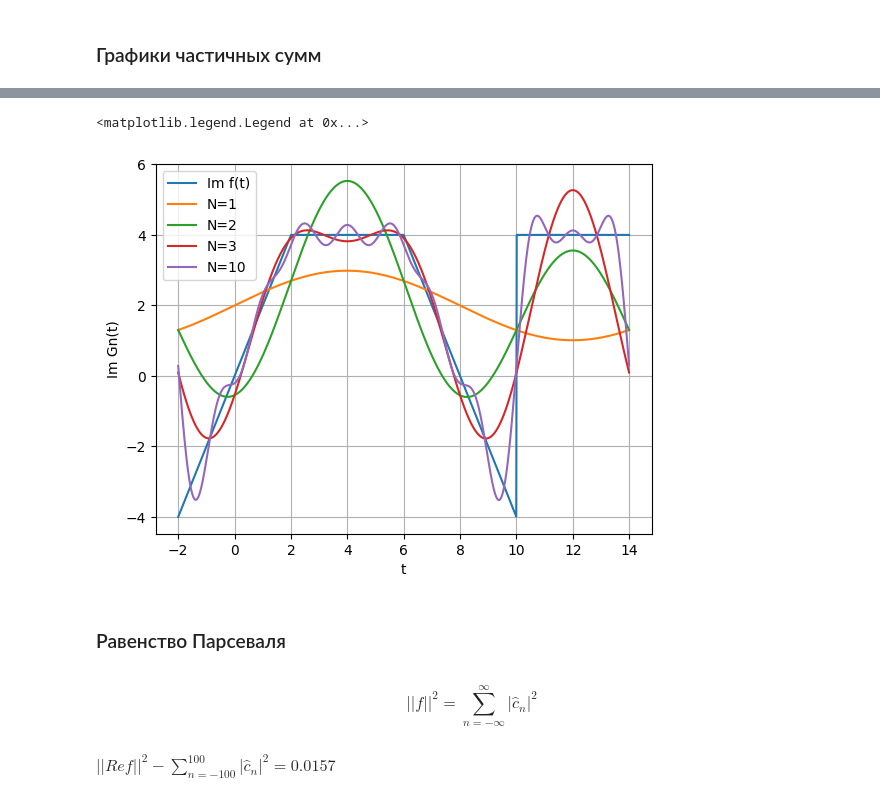
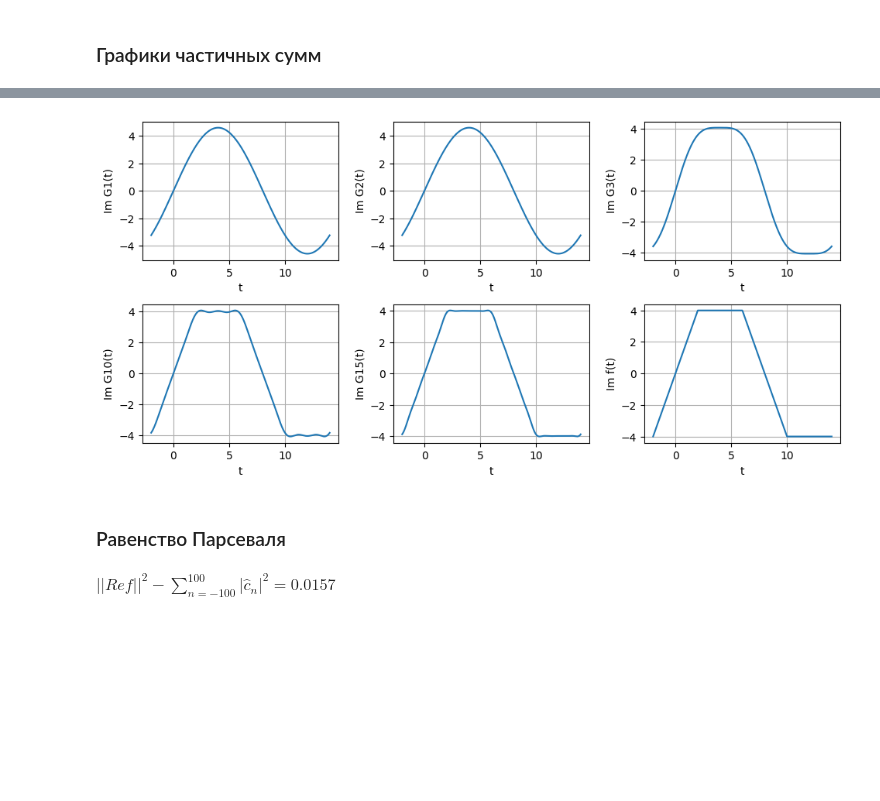
Before and after one commit to igo320345/itmo_frequency_methods, a Jupyter notebook: lab1.ipynb, the cells around one changed output, grey strips where cells are left out. Saved outputs shown, nothing was run; the diff lists cells and outputs as text; code cells hidden in the pictures; blank space fills up the shorter version.

```diff
--- a/lab1.ipynb
+++ b/lab1.ipynb
@@ -358,7 +472,7 @@ def Re(t):
 def Im(t):
     return np.piecewise(t,
                          [((-T / 8 <= t) & (t < T / 8)), ((T / 8 <= t) & (t < 3 * T / 8)), ((3 * T / 8 <= t) & (t < 5 * T / 8)), ((5 * T / 8 <= t) & (t < 7 * T / 8))],
-                         [lambda t: 8 * R * t / T, R, lambda t: 4 * R - 8 * R * t / T, R])
+                         [lambda t: 8 * R * t / T, R, lambda t: 4 * R - 8 * R * t / T, -R])
 # %% [markdown]
 ### График исходной на комплексной плоскости
 # %%
@@ -382,3 +496,8 @@ $\displaystyle c_0 = (-0.0002+0j)$
 $\displaystyle c_1 = (2.2925-0.0002j)$
 $\displaystyle c_2 = -0.0002j$
 $\displaystyle c_3 = (-0.2546-0.0002j)$
+# %%
+for n in range(4):
+    w_n = 2 * np.pi * n / T
+    c_n =  1 / T * np.trapz(Im(t) * np.exp(-1j * w_n * t), t)
+    display(Math(f'c_{n} = {np.round(c_n, 4)}'))
@@ -397,9 +527,15 @@ plt.legend()
 # %%
-plt.plot(t, Re(t), label = 'Re f(t)')
-for n in [1, 2, 3, 10]:
-    plt.plot(t, Gn(Re, t, n), label = f'N={n}')
+fig, axs = plt.subplots(2, 3, figsize = (10, 5))
+fig.tight_layout(pad = 2.0)
+for idx, n in enumerate([1, 2, 3, 10, 15]):
+    plt.sca(axs[idx // 3][idx % 3])
+    plt.plot(t, Gn(Re, t, n))
+    plt.xlabel('t')
+    plt.ylabel(f'Re G{n}(t)')
+    plt.grid(True)
+plt.sca(axs[1][2])
+plt.plot(t, Re(t))
+plt.xlabel('t')
+plt.ylabel('Re f(t)')
 plt.grid(True)
-plt.xlabel('t')
-plt.ylabel('Re Gn(t)')
-plt.legend()
 # %% [output]
@@ -408,20 +543,21 @@ plt.legend()
 # %%
-plt.plot(t, Im(t), label = 'Im f(t)')
-for n in [1, 2, 3, 10]:
-    plt.plot(t, Gn(Im, t, n), label = f'N={n}')
+fig, axs = plt.subplots(2, 3, figsize = (10, 5))
+fig.tight_layout(pad = 2.0)
+for idx, n in enumerate([1, 2, 3, 10, 15]):
+    plt.sca(axs[idx // 3][idx % 3])
+    plt.plot(t, Gn(Im, t, n))
+    plt.xlabel('t')
+    plt.ylabel(f'Im G{n}(t)')
+    plt.grid(True)
+plt.sca(axs[1][2])
+plt.plot(t, Im(t))
+plt.xlabel('t')
+plt.ylabel('Im f(t)')
 plt.grid(True)
-plt.xlabel('t')
-plt.ylabel('Im Gn(t)')
-plt.legend()
 # %% [output]
-<matplotlib.legend.Legend at 0x...>
-[figure, old version]
+[figure, new version]
 # %% [markdown]
 ### Равенство Парсеваля
-# %% [markdown]
-\begin{equation}
-||f||^2 = \sum_{n=-\infty}^{\infty} |\hat c_n|^2
-\end{equation}
 # %%
 C = []
 for n in range(-100, 101):
```
Also changed, not shown: parts of 30 cells of this notebook.
